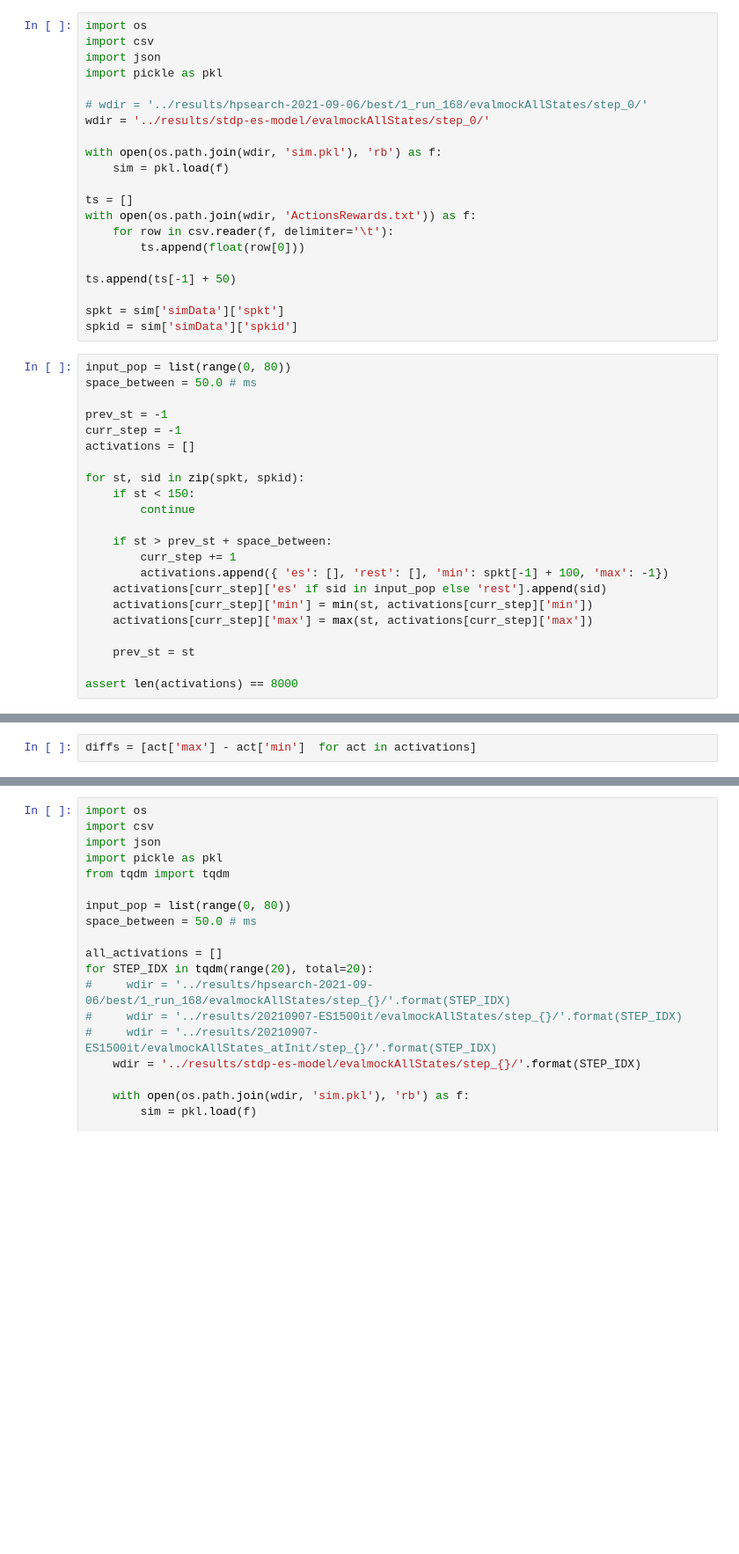
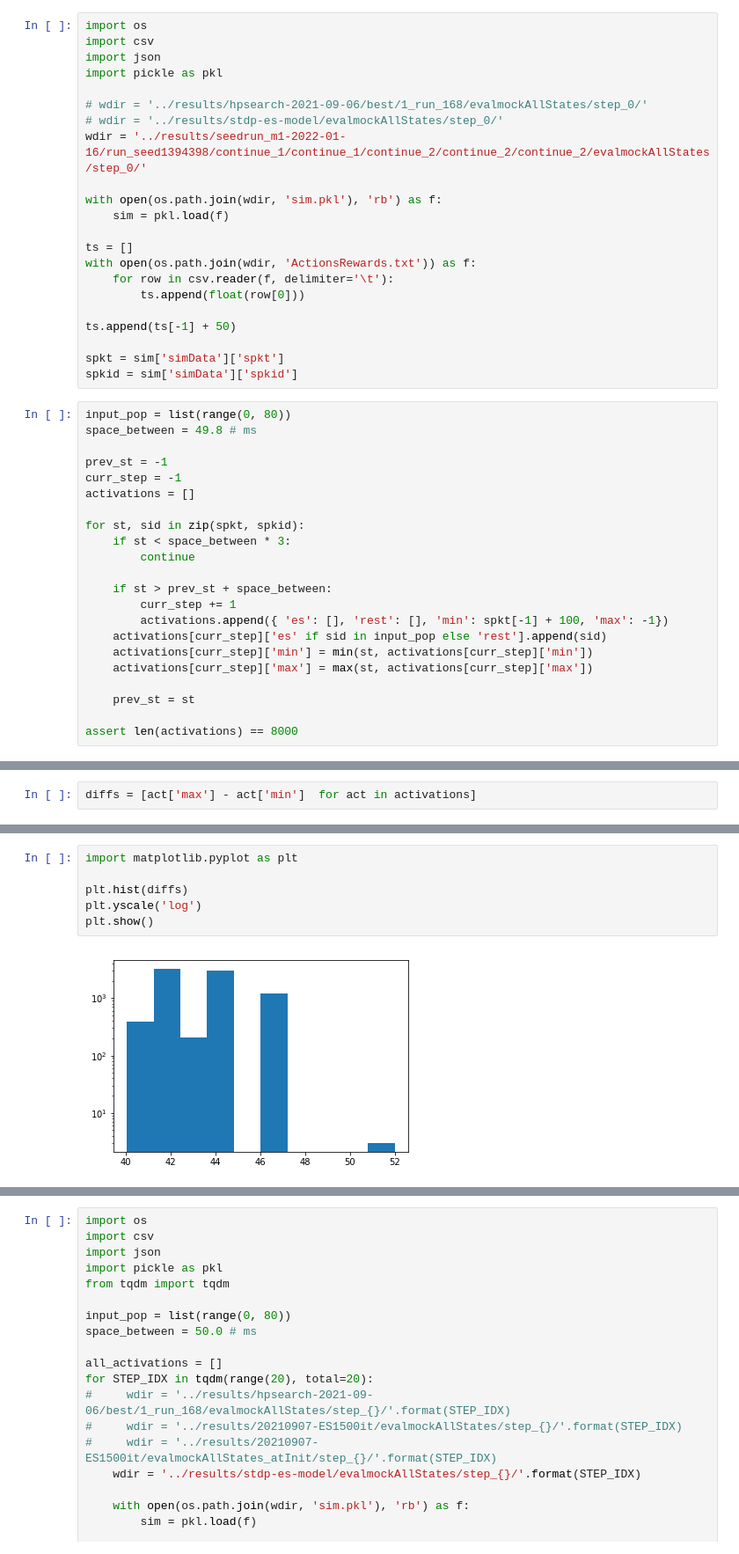
Before and after one commit to NathanKlineInstitute/netpyne-STDP, a Jupyter notebook: notebooks/Analyse each-neuron direct influence.ipynb, the cells around one changed output, grey strips where cells are left out. Shown at 88% size. Saved outputs shown, nothing was run; the diff lists cells and outputs as text; blank space fills up the shorter version.

```diff
--- a/notebooks/Analyse each-neuron direct influence.ipynb
+++ b/notebooks/Analyse each-neuron direct influence.ipynb
@@ -5,7 +5,8 @@ import json
 import pickle as pkl
 
 # wdir = '../results/hpsearch-2021-09-06/best/1_run_168/evalmockAllStates/step_0/'
-wdir = '../results/stdp-es-model/evalmockAllStates/step_0/'
+# wdir = '../results/stdp-es-model/evalmockAllStates/step_0/'
+wdir = '../results/seedrun_m1-2022-01-16/run_seed1394398/continue_1/continue_1/continue_2/continue_2/continue_2/evalmockAllStates/step_0/'
 
 with open(os.path.join(wdir, 'sim.pkl'), 'rb') as f:
     sim = pkl.load(f)
@@ -21,14 +22,14 @@ spkt = sim['simData']['spkt']
 spkid = sim['simData']['spkid']
 # %%
 input_pop = list(range(0, 80))
-space_between = 50.0 # ms
+space_between = 49.8 # ms
 
 prev_st = -1
 curr_step = -1
 activations = []
 
 for st, sid in zip(spkt, spkid):
-    if st < 150:
+    if st < space_between * 3:
         continue
 
     if st > prev_st + space_between:
@@ -58,0 +67,8 @@ plt.show()
+# %%
+import matplotlib.pyplot as plt
+
+plt.hist(diffs)
+plt.yscale('log')
+plt.show()
+# %% [output]
+[figure, added]
```
Also changed, not shown: parts of 59 cells of this notebook, 13 other files.
